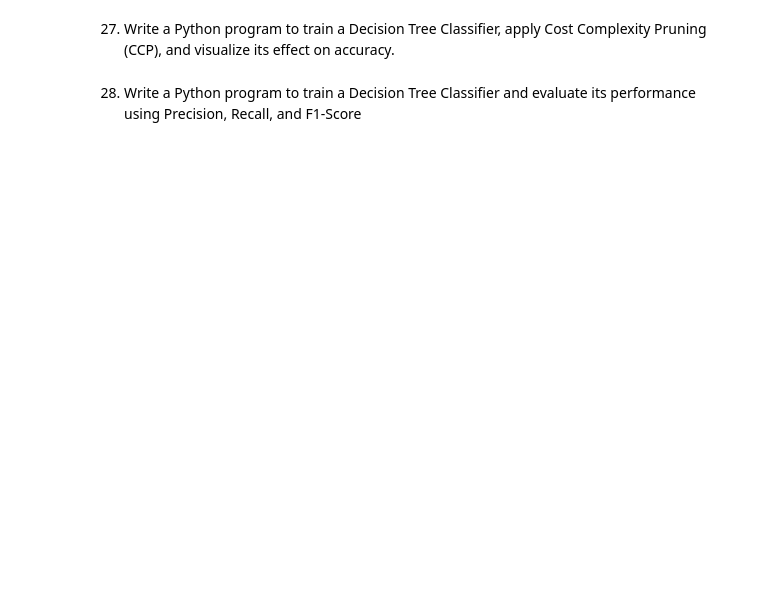
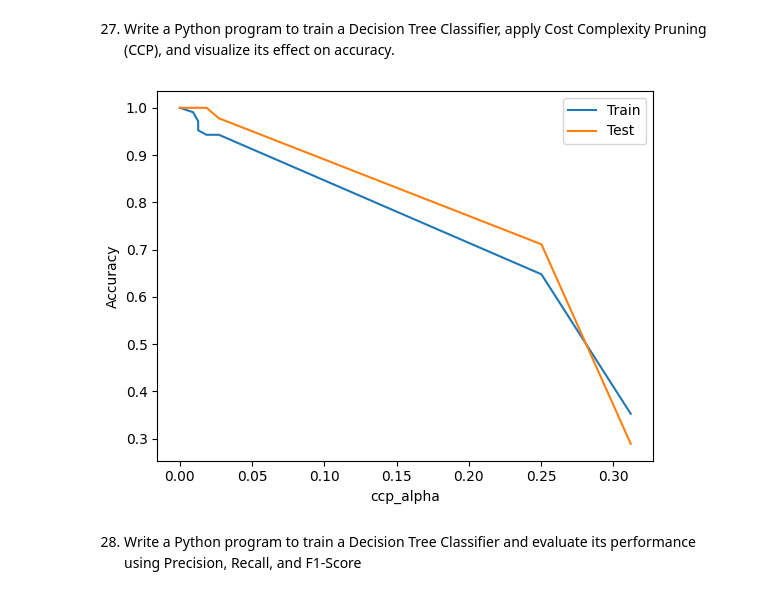
Before and after one commit to kanika0216/python-Basics, a Jupyter notebook: Decision_Tree.ipynb, the cells around one changed output. Drawn from its saved outputs; the diff is of its cells as text; code cells hidden in the pictures; blank space fills up the shorter version.

```diff
--- a/Decision_Tree.ipynb
+++ b/Decision_Tree.ipynb
@@ -210,3 +278,31 @@ for ccp_alpha in ccp_alphas:
+# %%
+from sklearn.datasets import load_iris
+from sklearn.model_selection import train_test_split
+from sklearn.tree import DecisionTreeClassifier
+import matplotlib.pyplot as plt
+
+X, y = load_iris(return_X_y=True)
+X_train, X_test, y_train, y_test = train_test_split(X, y, test_size=0.3, random_state=42)
+
+path = DecisionTreeClassifier().cost_complexity_pruning_path(X_train, y_train)
+alphas = path.ccp_alphas
+
+acc_train = []
+acc_test = []
+
+for a in alphas:
+    clf = DecisionTreeClassifier(ccp_alpha=a, random_state=42).fit(X_train, y_train)
+    acc_train.append(clf.score(X_train, y_train))
+    acc_test.append(clf.score(X_test, y_test))
+
+plt.plot(alphas, acc_train, label="Train")
+plt.plot(alphas, acc_test, label="Test")
+plt.xlabel("ccp_alpha")
+plt.ylabel("Accuracy")
+plt.legend()
+plt.show()
+# %% [output]
+[figure, added]
 # %% [markdown]
 28. Write a Python program to train a Decision Tree Classifier and evaluate its performance using Precision,
 Recall, and F1-Score
```
Also changed, not shown: parts of 17 cells of this notebook.
